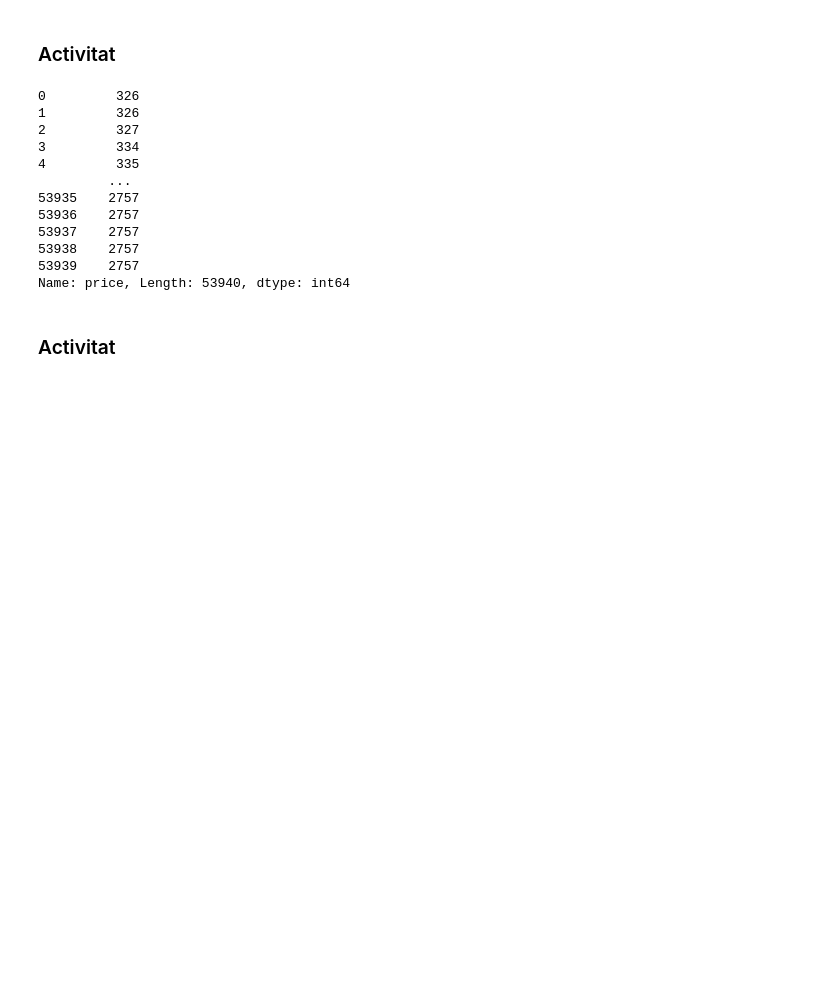
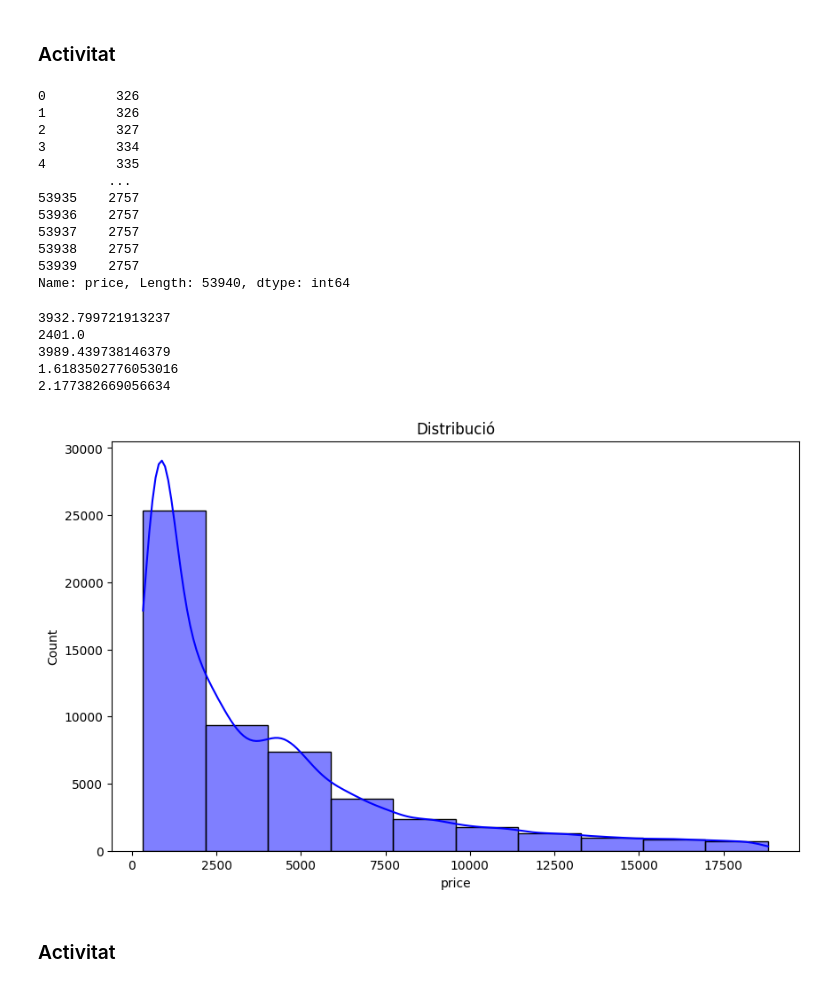
Before and after one commit to wisaaco/CURS_AdministracioAnaliticaAvan-adaDeDades, a Jupyter notebook: lessons/3_preparacio_dades.ipynb, the cells around one changed output. Saved outputs shown, nothing was run; the diff lists cells and outputs as text; code cells hidden in the pictures; blank space fills up the shorter version.

```diff
--- a/lessons/3_preparacio_dades.ipynb
+++ b/lessons/3_preparacio_dades.ipynb
@@ -1174,3 +1356,27 @@ Name: price, Length: 53940, dtype: int64
 # Calcula el coeficient de Curtosi
 # Fes una visualització de la seva distribució amb seaborn
 # Com descriuries la distribució d'aquests valors.
+# %%
+from scipy.stats import skew, kurtosis
+
+print(diamond_prices.mean())
+print(diamond_prices.median())
+print(diamond_prices.std())
+print(skew(diamond_prices))
+print(kurtosis(diamond_prices))
+# %% [output]
+3932.799721913237
+2401.0
+3989.439738146379
+1.6183502776053016
+2.177382669056634
+# %%
+import seaborn as sns
+import matplotlib.pyplot as plt
+
+plt.figure(figsize=(10, 6))
+sns.histplot(diamond_prices, bins=10, kde=True, color="blue")
+plt.title("Distribució")
+plt.show()
+# %% [output]
+[figure, added]
```
Also changed, not shown: parts of 22 cells of this notebook, 2 other files.
